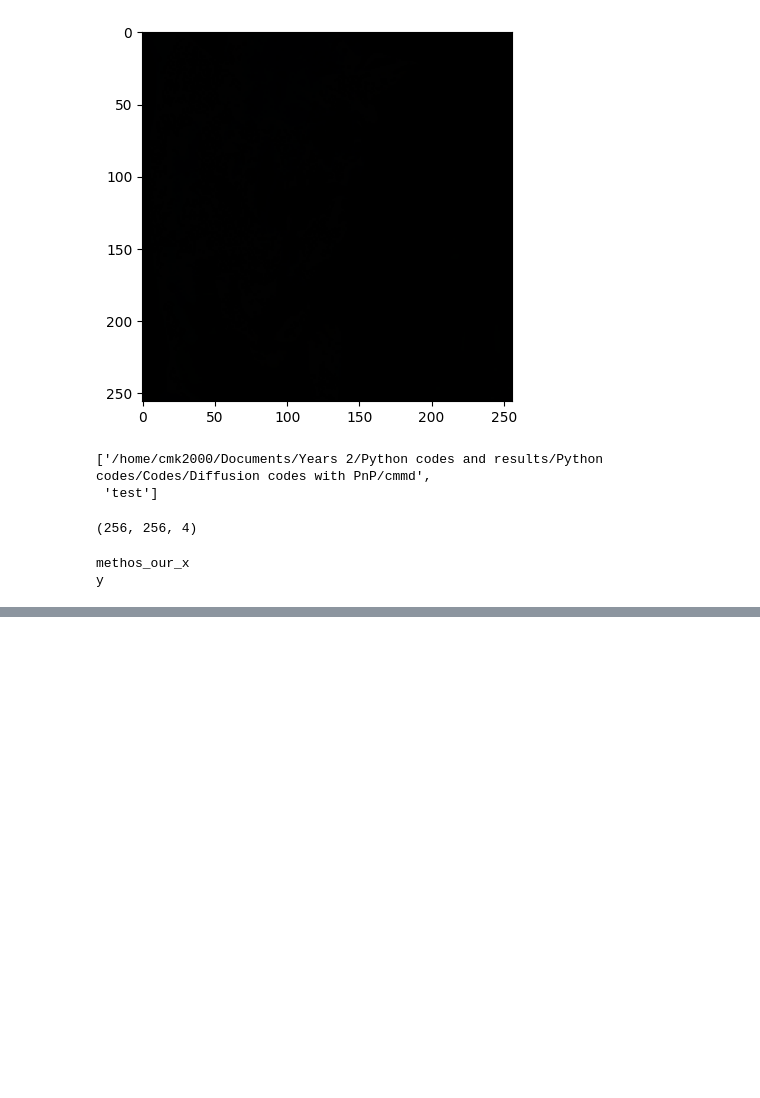
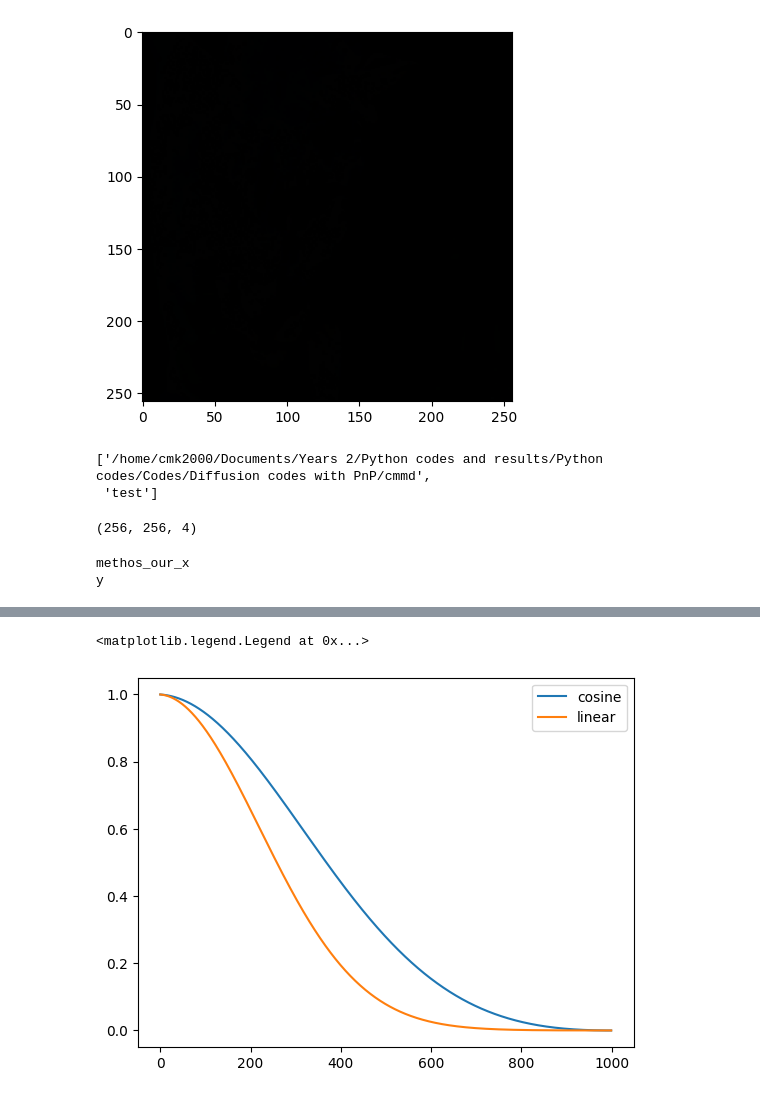
Before and after one commit to charles-kmc/UD2M, a Jupyter notebook: metrics/cmmd/test.ipynb, the cells around one changed output, grey strips where cells are left out. Drawn from its saved outputs; the diff is of its cells as text; code cells hidden in the pictures; blank space fills up the shorter version.

```diff
--- a/metrics/cmmd/test.ipynb
+++ b/metrics/cmmd/test.ipynb
@@ -156,0 +209,8 @@ Successfully installed numpy-1.26.3
+# %%
+
+plot = plt.plot(range(timesteps), alphas_cumprod, label = "cosine")
+plot = plt.plot(range(timesteps), alphas_cumprodl, label = "linear")
+plt.legend()
+# %% [output]
+<matplotlib.legend.Legend at 0x...>
+[figure, added]
```
Also changed, not shown: parts of 13 cells of this notebook, 47 other files.
